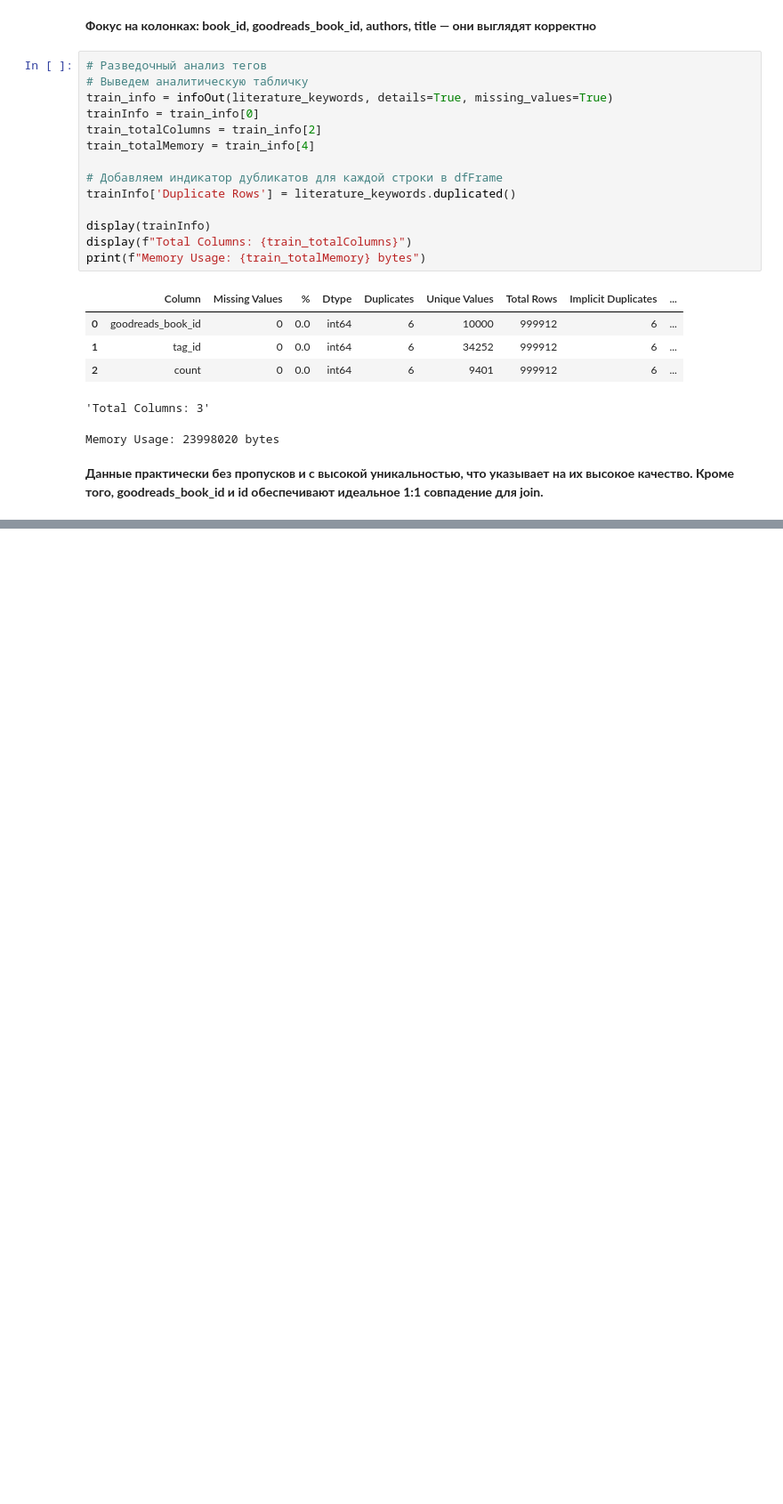
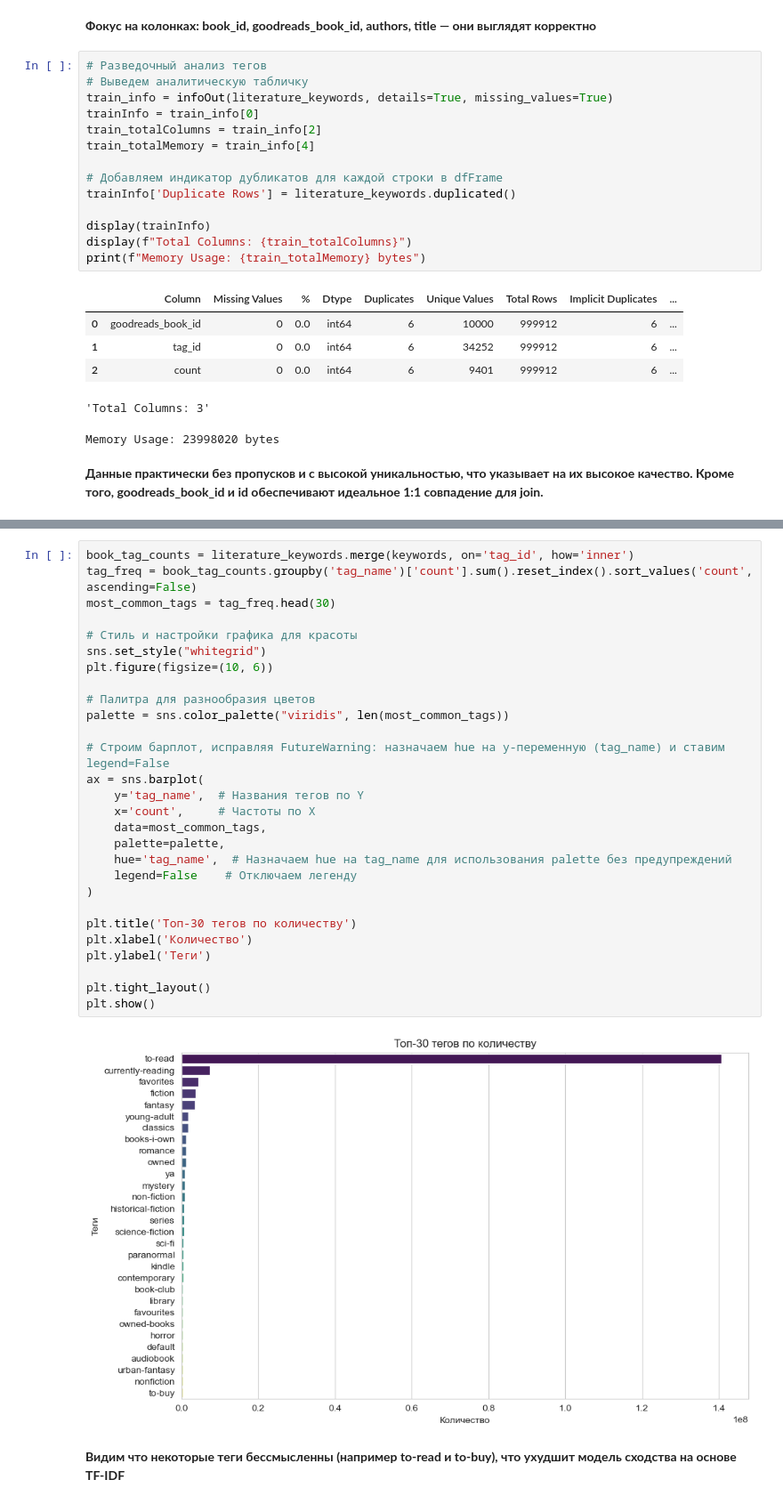
Before and after one commit to dmshipov/home_work_MEPhi, a Jupyter notebook: recommendation_system/HW_1.ipynb, the cells around one changed output, grey strips where cells are left out. Shown: that part at 89% size. Cells and saved outputs as stored; diff of their text form; blank space fills up the shorter version.

```diff
--- a/recommendation_system/HW_1.ipynb
+++ b/recommendation_system/HW_1.ipynb
@@ -281,0 +323,32 @@ Memory Usage: 23998020 bytes
+# %%
+book_tag_counts = literature_keywords.merge(keywords, on='tag_id', how='inner')
+tag_freq = book_tag_counts.groupby('tag_name')['count'].sum().reset_index().sort_values('count', ascending=False)
+most_common_tags = tag_freq.head(30)
+
+# Стиль и настройки графика для красоты
+sns.set_style("whitegrid")
+plt.figure(figsize=(10, 6))
+
+# Палитра для разнообразия цветов
+palette = sns.color_palette("viridis", len(most_common_tags))
+
+# Строим барплот, исправляя FutureWarning: назначаем hue на y-переменную (tag_name) и ставим legend=False
+ax = sns.barplot(
+    y='tag_name',  # Названия тегов по Y
+    x='count',     # Частоты по X
+    data=most_common_tags,
+    palette=palette,
+    hue='tag_name',  # Назначаем hue на tag_name для использования palette без предупреждений
+    legend=False    # Отключаем легенду
+)
+
+plt.title('Топ-30 тегов по количеству')
+plt.xlabel('Количество')
+plt.ylabel('Теги')
+
+plt.tight_layout()
+plt.show()
+# %% [output]
+[figure, added]
+# %% [markdown]
+**Видим что некоторые теги бессмысленны (например to-read и to-buy), что ухудшит модель сходства на основе TF-IDF**
```
Also changed, not shown: parts of 15 cells of this notebook, 1 other file.
